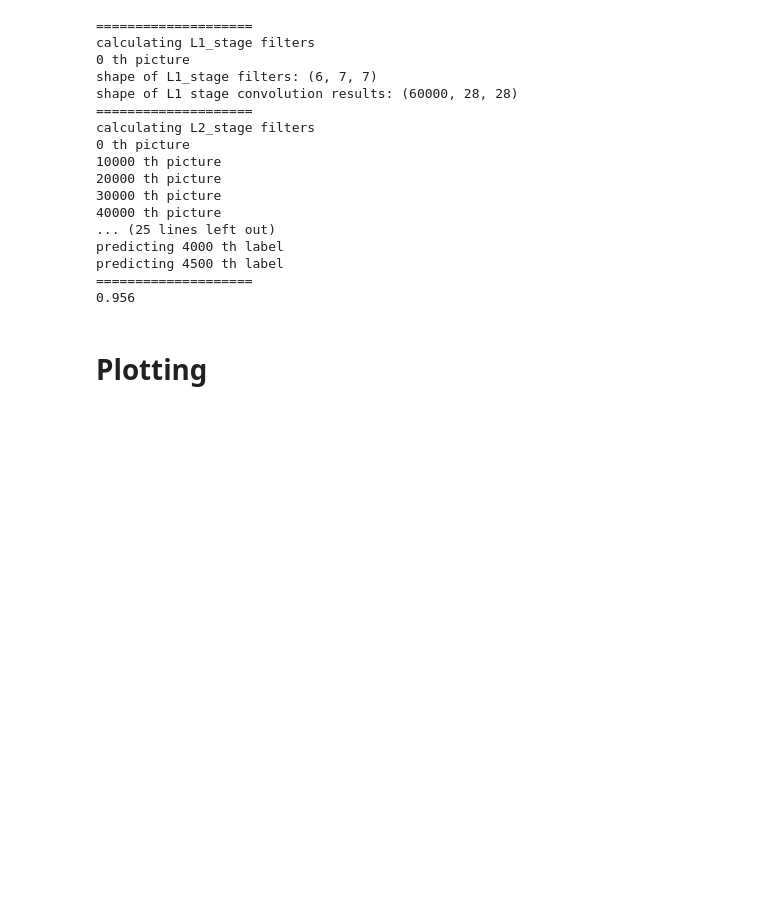
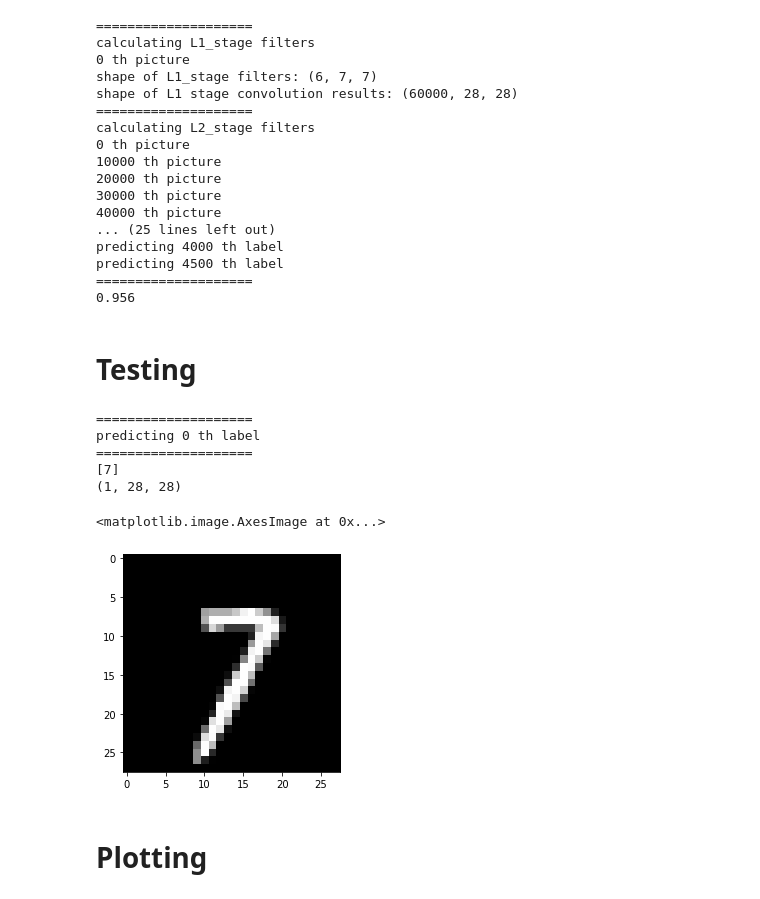
Before and after one commit to alvaroalbuquerque/dip-2021-1, a Jupyter notebook: src/Replicando/PCANet_alvaro_01.ipynb, the cells around one changed output. Drawn from its saved outputs; the diff is of its cells as text; code cells hidden in the pictures; blank space fills up the shorter version.

Commit message:
updated colab to testing net

```diff
--- a/src/Replicando/PCANet_alvaro_01.ipynb
+++ b/src/Replicando/PCANet_alvaro_01.ipynb
@@ -74,6 +74,26 @@ predicting 4000 th label
 predicting 4500 th label
 ====================
 0.956
+# %% [markdown]
+# Testing
+# %%
+import matplotlib.pyplot as plt
+
+test_index = 3009
+test_image = test_images[test_index:test_index+1]
+test_prediction = net.predict(test_image)
+
+print(""test_prediction)
+
+plt.imshow(test_image[0], cmap='gray')
+# %% [output]
+====================
+predicting 0 th label
+====================
+[7]
+(1, 28, 28)
+<matplotlib.image.AxesImage at 0x...>
+[figure, added]
 # %% [markdown]
 # Plotting
 # %%
```
